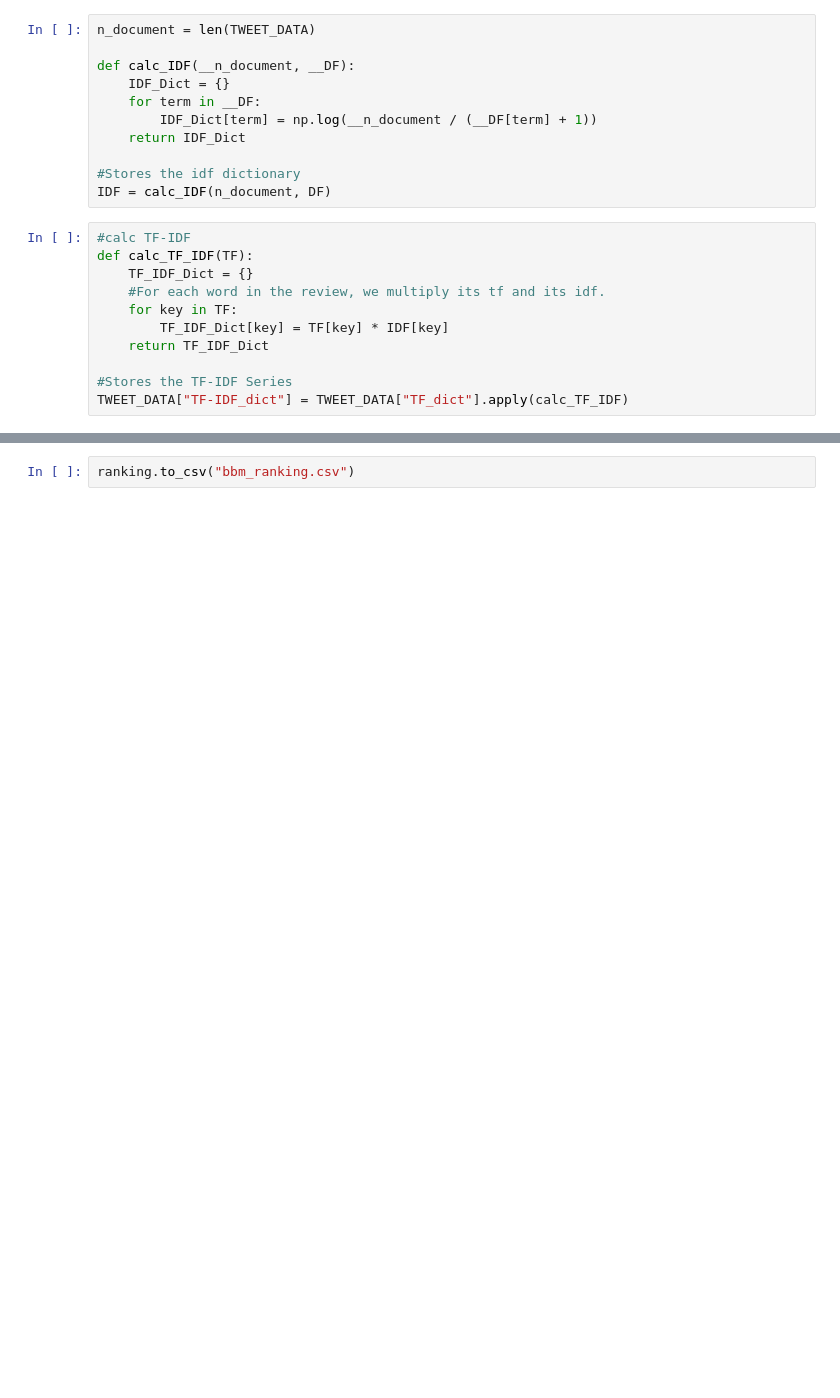
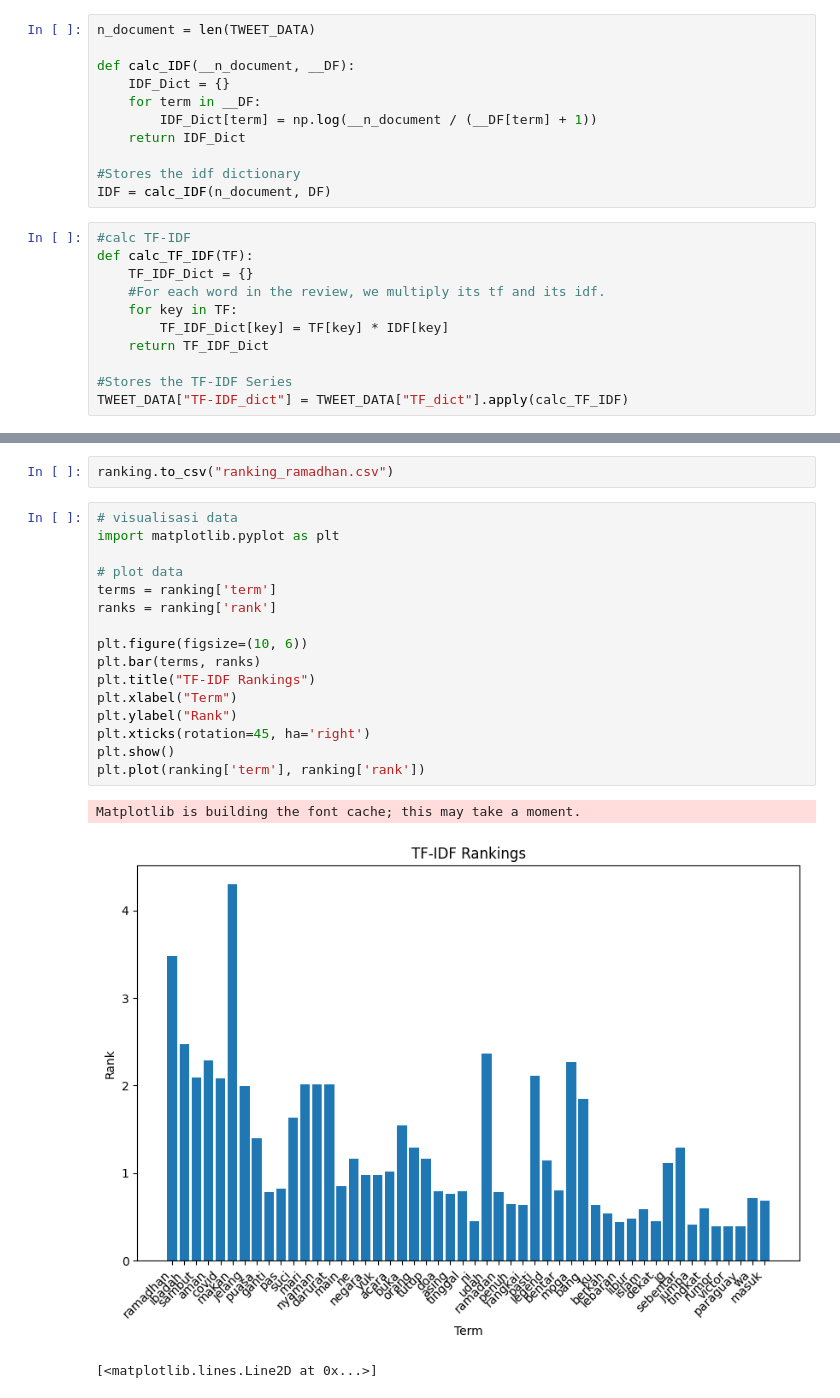
Before and after one commit to SemmiDev/scrape-twitter-data, a Jupyter notebook: main.ipynb, the cells around one changed output, grey strips where cells are left out. Saved outputs shown, nothing was run; the diff lists cells and outputs as text; blank space fills up the shorter version.

```diff
--- a/main.ipynb
+++ b/main.ipynb
@@ -535,2 +433,22 @@ ranking.sort_values('rank', ascending=False)
 # %%
-ranking.to_csv("bbm_ranking.csv")
+ranking.to_csv("ranking_ramadhan.csv")
+# %%
+# visualisasi data
+import matplotlib.pyplot as plt
+
+# plot data
+terms = ranking['term']
+ranks = ranking['rank']
+
+plt.figure(figsize=(10, 6))
+plt.bar(terms, ranks)
+plt.title("TF-IDF Rankings")
+plt.xlabel("Term")
+plt.ylabel("Rank")
+plt.xticks(rotation=45, ha='right')
+plt.show()
+plt.plot(ranking['term'], ranking['rank'])
+# %% [output]
+Matplotlib is building the font cache; this may take a moment.
+[figure, added]
+[<matplotlib.lines.Line2D at 0x...>]
```
Also changed, not shown: parts of 19 cells of this notebook, 6 other files.
